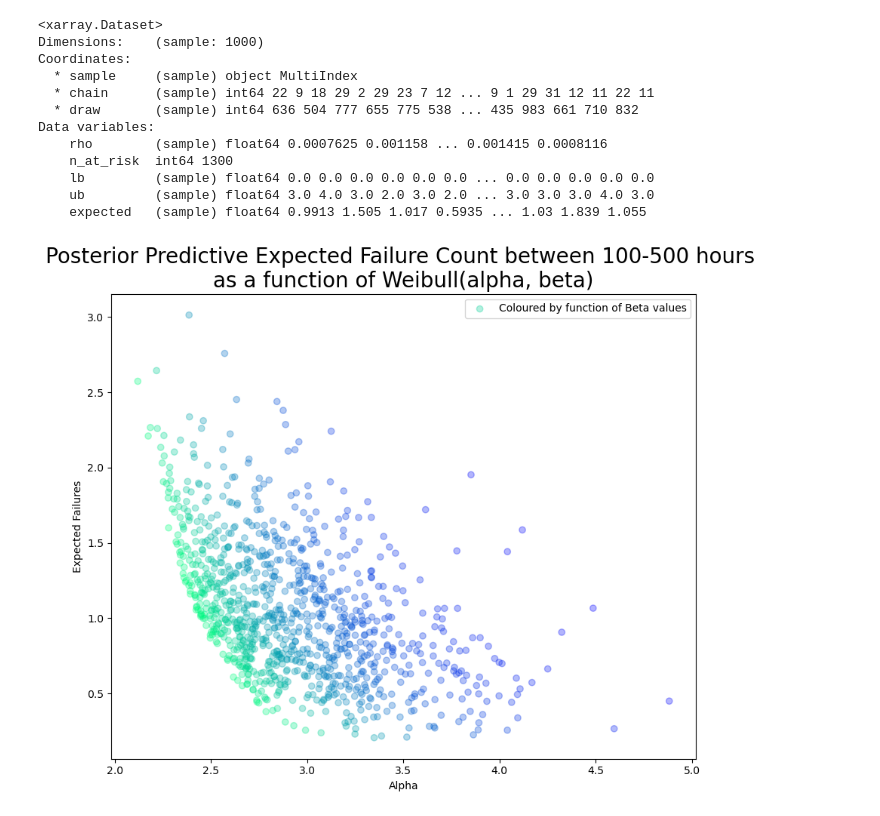
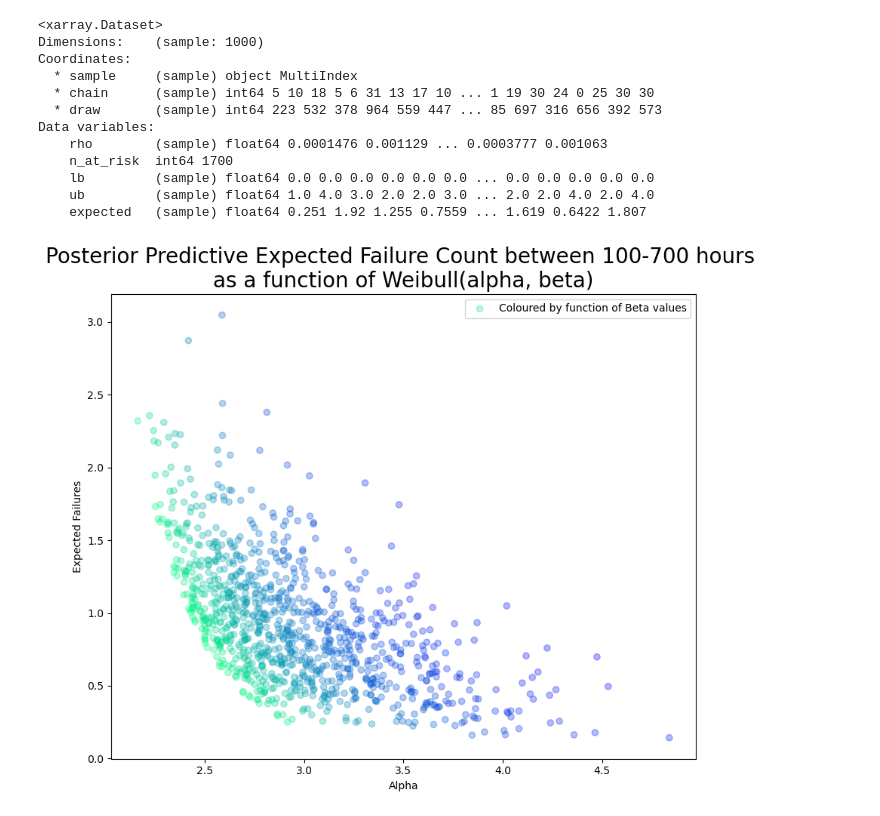
Before and after one commit to noikarinen/ECE620, a Jupyter notebook: ECE620_MCMC_ReliabilitySlice.ipynb, the cells around one changed output. Cells and saved outputs as stored; diff of their text form; code cells hidden in the pictures.

```diff
--- a/ECE620_MCMC_ReliabilitySlice.ipynb
+++ b/ECE620_MCMC_ReliabilitySlice.ipynb
@@ -209,21 +208,21 @@ def PI_failures(joint_draws, lp, up, n_at_risk):
     )
 
 
-output_ds = PI_failures(joint_draws, 150, 800, 1300)
+output_ds = PI_failures(joint_draws, 100, 700, 1700)
 output_ds
 # %% [output]
 <xarray.Dataset>
 Dimensions:    (sample: 1000)
 Coordinates:
   * sample     (sample) object MultiIndex
-  * chain      (sample) int64 22 9 18 29 2 29 23 7 12 ... 9 1 29 31 12 11 22 11
-  * draw       (sample) int64 636 504 777 655 775 538 ... 435 983 661 710 832
+  * chain      (sample) int64 5 10 18 5 6 31 13 17 10 ... 1 19 30 24 0 25 30 30
+  * draw       (sample) int64 223 532 378 964 559 447 ... 85 697 316 656 392 573
 Data variables:
-    rho        (sample) float64 0.0007625 0.001158 ... 0.001415 0.0008116
-    n_at_risk  int64 1300
+    rho        (sample) float64 0.0001476 0.001129 ... 0.0003777 0.001063
+    n_at_risk  int64 1700
     lb         (sample) float64 0.0 0.0 0.0 0.0 0.0 0.0 ... 0.0 0.0 0.0 0.0 0.0
-    ub         (sample) float64 3.0 4.0 3.0 2.0 3.0 2.0 ... 3.0 3.0 3.0 4.0 3.0
-    expected   (sample) float64 0.9913 1.505 1.017 0.5935 ... 1.03 1.839 1.055
+    ub         (sample) float64 1.0 4.0 3.0 2.0 2.0 3.0 ... 2.0 2.0 4.0 2.0 4.0
+    expected   (sample) float64 0.251 1.92 1.255 0.7559 ... 1.619 0.6422 1.807
 # %%
 def cost_func(failures, power):
     #Imagined cost function for failing item e.g. refunds required
@@ -231,22 +230,22 @@ def cost_func(failures, power):
 # %%
 fig, ax = plt.subplots(figsize=(10, 8))
 ax.scatter(
     joint_draws["alpha"],
     output_ds["expected"],
     c=joint_draws["beta"],
     cmap=cm.winter,
     alpha=0.3,
     label="Coloured by function of Beta values",
 )
 ax.legend()
 ax.set_ylabel("Expected Failures")
 ax.set_xlabel("Alpha")
 ax.set_title(
-    "Posterior Predictive Expected Failure Count between 100-500 hours \nas a function of Weibull(alpha, beta)",
+    "Posterior Predictive Expected Failure Count between 100-700 hours \nas a function of Weibull(alpha, beta)",
     fontsize=20,
 );
 # %% [output]
-[figure, old version]
+[figure, new version]
 # %%
 fig, ax1 = plt.subplots(figsize=(10, 8))
 
```
Also changed, not shown: parts of 12 cells of this notebook, 1 other file.
